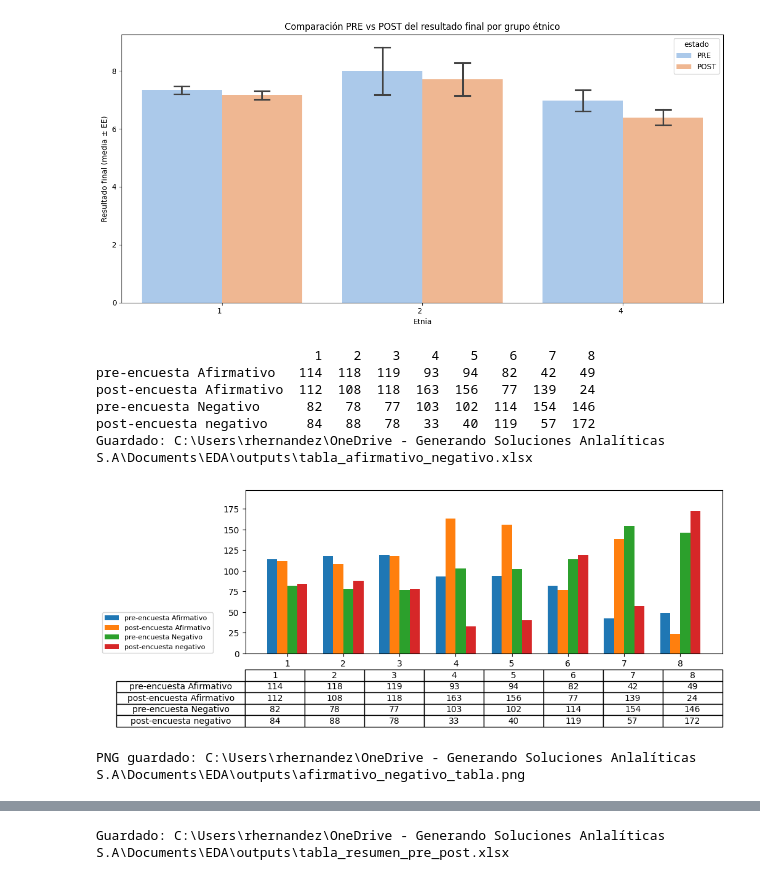
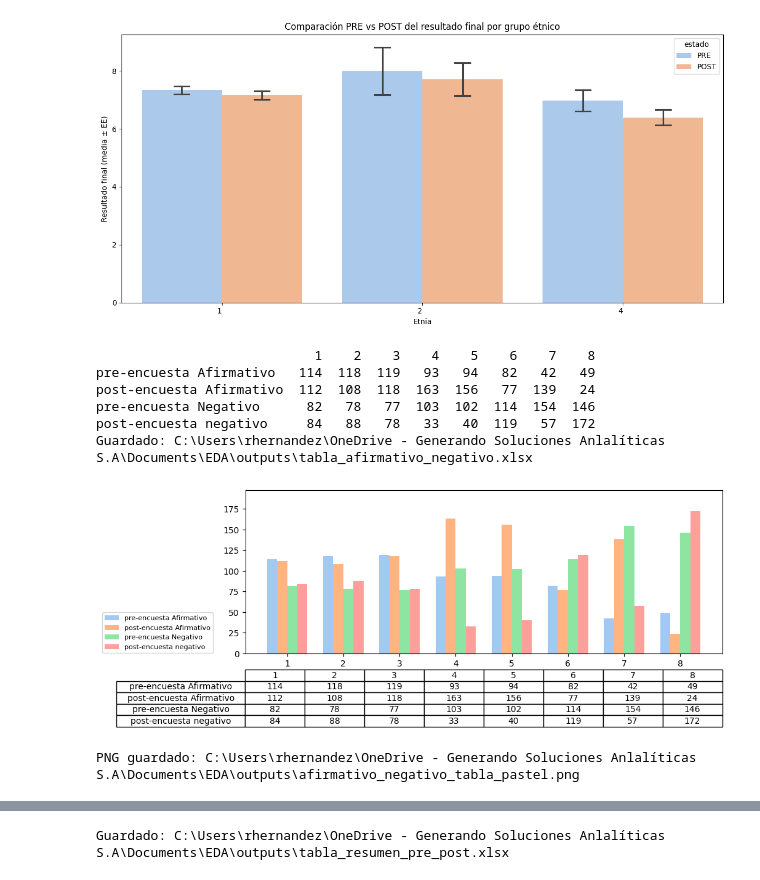
Before and after one commit to rodrigohernandezm/EDA_Tesis, a Jupyter notebook: EDA.ipynb, the cells around one changed output, grey strips where cells are left out. Cells and saved outputs as stored; diff of their text form; code cells hidden in the pictures.

Commit message:
Add files via upload
cambio a pastel

```diff
--- a/EDA.ipynb
+++ b/EDA.ipynb
@@ -281,6 +281,10 @@ import pandas as pd
 import numpy as np
 import matplotlib.pyplot as plt
 import os
+
+import seaborn as sns  # <- agrega esto
+
+
 
 QUESTIONS = ["P1","P2","P3","P4","P5","P6","P7","P8"]
 
@@ -352,6 +356,7 @@ series = tabla.index.tolist()
 x = np.arange(tabla.shape[1])
 w = 0.18
 
+
 fig, ax = plt.subplots(figsize=(10, 5))
 
 for i, name in enumerate(series):
@@ -360,39 +365,62 @@ for i, name in enumerate(series):
 ax.set_xticks(x)
 ax.set_xticklabels(tabla.columns.tolist())
 ax.set_ylim(0, max(vals.flatten()) * 1.15)
+bar_containers = []
+for i, name in enumerate(series):
+    bc = ax.bar(
+        x + (i - 1.5)*w,
+        vals[i],
+        width=w,
+        label=name,
+        color=colors[i]
+    )
+    bar_containers.append(bc)
+handles = [bc[0] for bc in bar_containers]
 ax.legend(
-    loc="upper left",          # esquina de la leyenda
-    bbox_to_anchor=(-0.30, 0.25), # la empuja hacia la izquierda (x negativo)
+    handles, series,
+    loc="upper left",
+    bbox_to_anchor=(-0.30, 0.25),
     borderaxespad=0,
     fontsize=8
 )
+
+colors = sns.color_palette("pastel", n_colors=len(series))
+
+for i, name in enumerate(series):
+    ax.bar(
+        x + (i - 1.5)*w,
+        vals[i],
+        width=w,
+        label=name,
+        color=colors[i]
+    )
 
 # tabla debajo
 tbl = ax.table(
     cellText=vals,
     rowLabels=series,
     colLabels=tabla.columns.tolist(),
     cellLoc="center",
     rowLoc="center",
     loc="bottom",
     bbox=[0.0, -0.45, 1.0, 0.35]
 )
 
 plt.subplots_adjust(bottom=0.35)
-out_png = os.path.join(OUT, "afirmativo_negativo_tabla.png")
+out_png = os.path.join(OUT, "afirmativo_negativo_tabla_pastel.png")
 plt.savefig(out_png, dpi=300, bbox_inches="tight")
 plt.show()
 
 print("PNG guardado:", out_png)
 # %% [output]
                             1    2    3    4    5    6    7    8
 pre-encuesta Afirmativo   114  118  119   93   94   82   42   49
 post-encuesta Afirmativo  112  108  118  163  156   77  139   24
 pre-encuesta Negativo      82   78   77  103  102  114  154  146
 post-encuesta negativo     84   88   78   33   40  119   57  172
 Guardado: C:\Users\rhernandez\OneDrive - Generando Soluciones Anlalíticas S.A\Documents\EDA\outputs\tabla_afirmativo_negativo.xlsx
-[figure, old version]
+[figure, new version]
-PNG guardado: C:\Users\rhernandez\OneDrive - Generando Soluciones Anlalíticas S.A\Documents\EDA\outputs\afirmativo_negativo_tabla.png
+PNG guardado: C:\Users\rhernandez\OneDrive - Generando Soluciones Anlalíticas S.A\Documents\EDA\outputs\afirmativo_negativo_tabla_pastel.png
 # %%
 import pandas as pd
 import numpy as np
```
